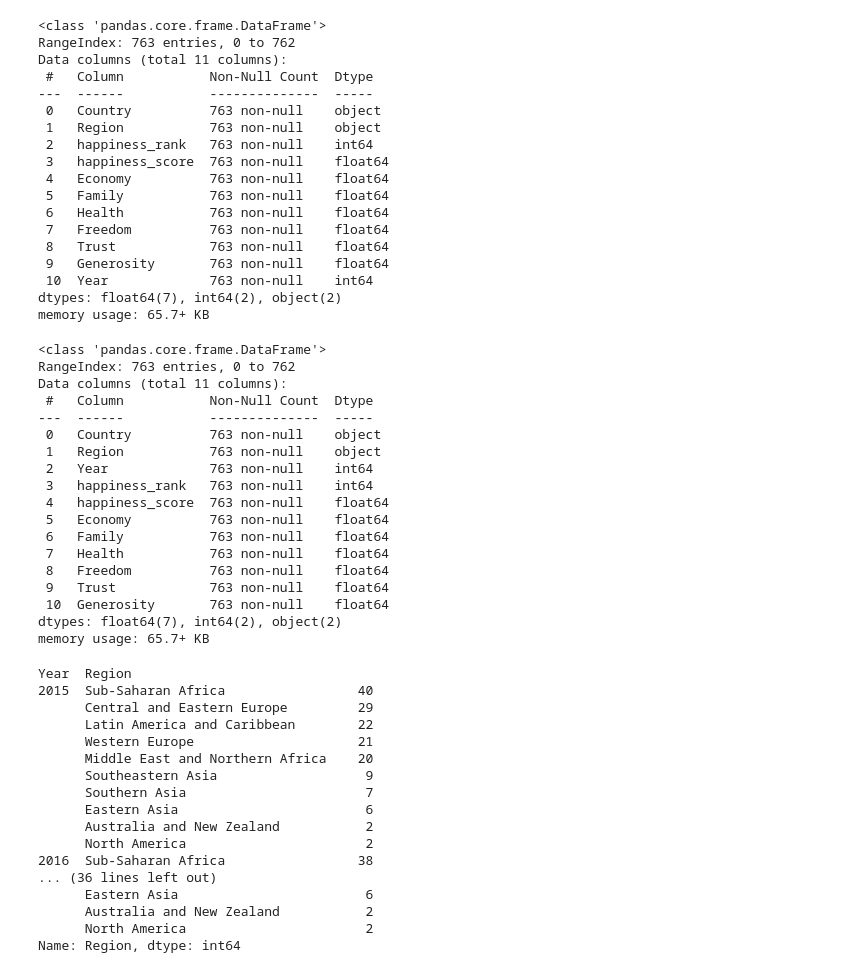
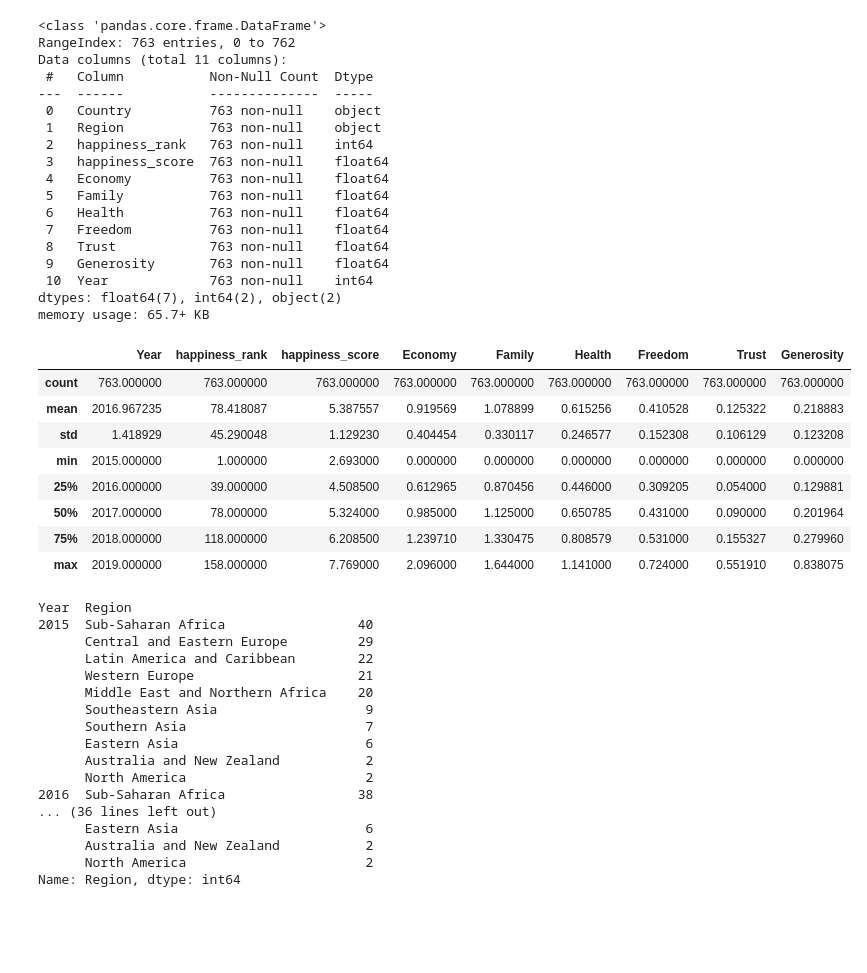
Before and after one commit to SarahAA1/World_happiness_Report, a Jupyter notebook: World_happiness_Report.ipynb, the cells around one changed output. Drawn from its saved outputs; the diff is of its cells as text; code cells hidden in the pictures; blank space fills up the shorter version.

```diff
--- a/World_happiness_Report.ipynb
+++ b/World_happiness_Report.ipynb
@@ -251,26 +251,17 @@ memory usage: 65.7+ KB
 # orgnised the column indexes
 df_merged = df_merged[['Country','Region','Year','happiness_rank','happiness_score','Economy','Family','Health','Freedom','Trust','Generosity']]
 # %%
-df_merged.info()
+df_merged.describe()
 # %% [output]
-<class 'pandas.core.frame.DataFrame'>
-RangeIndex: 763 entries, 0 to 762
-Data columns (total 11 columns):
- #   Column           Non-Null Count  Dtype
----  ------           --------------  -----
- 0   Country          763 non-null    object
- 1   Region           763 non-null    object
- 2   Year             763 non-null    int64
- 3   happiness_rank   763 non-null    int64
- 4   happiness_score  763 non-null    float64
- 5   Economy          763 non-null    float64
- 6   Family           763 non-null    float64
- 7   Health           763 non-null    float64
- 8   Freedom          763 non-null    float64
- 9   Trust            763 non-null    float64
- 10  Generosity       763 non-null    float64
-dtypes: float64(7), int64(2), object(2)
-memory usage: 65.7+ KB
+|  | Year | happiness_rank | happiness_score | Economy | Family | Health | Freedom | Trust | Generosity |
+| count | 763.000000 | 763.000000 | 763.000000 | 763.000000 | 763.000000 | 763.000000 | 763.000000 | 763.000000 | 763.000000 |
+| mean | 2016.967235 | 78.418087 | 5.387557 | 0.919569 | 1.078899 | 0.615256 | 0.410528 | 0.125322 | 0.218883 |
+| std | 1.418929 | 45.290048 | 1.129230 | 0.404454 | 0.330117 | 0.246577 | 0.152308 | 0.106129 | 0.123208 |
+| min | 2015.000000 | 1.000000 | 2.693000 | 0.000000 | 0.000000 | 0.000000 | 0.000000 | 0.000000 | 0.000000 |
+| 25% | 2016.000000 | 39.000000 | 4.508500 | 0.612965 | 0.870456 | 0.446000 | 0.309205 | 0.054000 | 0.129881 |
+| 50% | 2017.000000 | 78.000000 | 5.324000 | 0.985000 | 1.125000 | 0.650785 | 0.431000 | 0.090000 | 0.201964 |
+| 75% | 2018.000000 | 118.000000 | 6.208500 | 1.239710 | 1.330475 | 0.808579 | 0.531000 | 0.155327 | 0.279960 |
+| max | 2019.000000 | 158.000000 | 7.769000 | 2.096000 | 1.644000 | 1.141000 | 0.724000 | 0.551910 | 0.838075 |
 # %%
 #Region counts for each year
 grouped = df_merged.groupby("Year").Region.value_counts()
```
